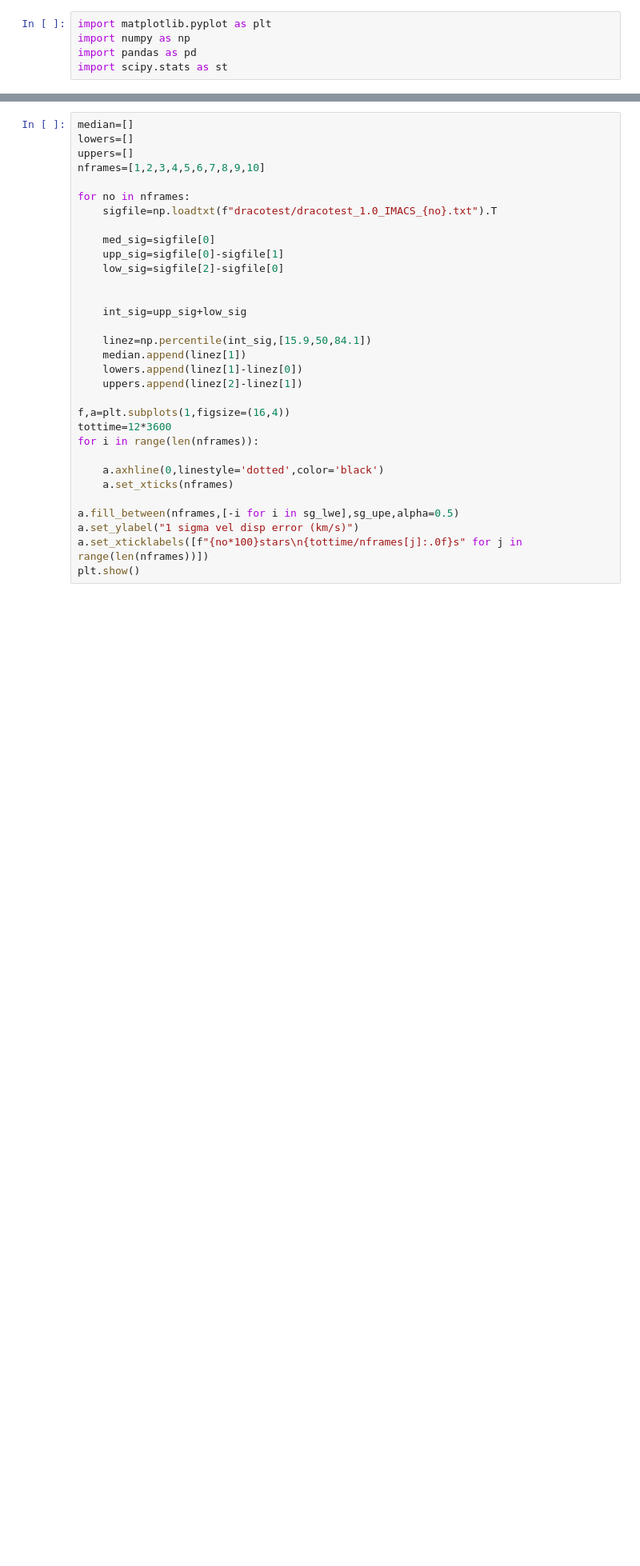
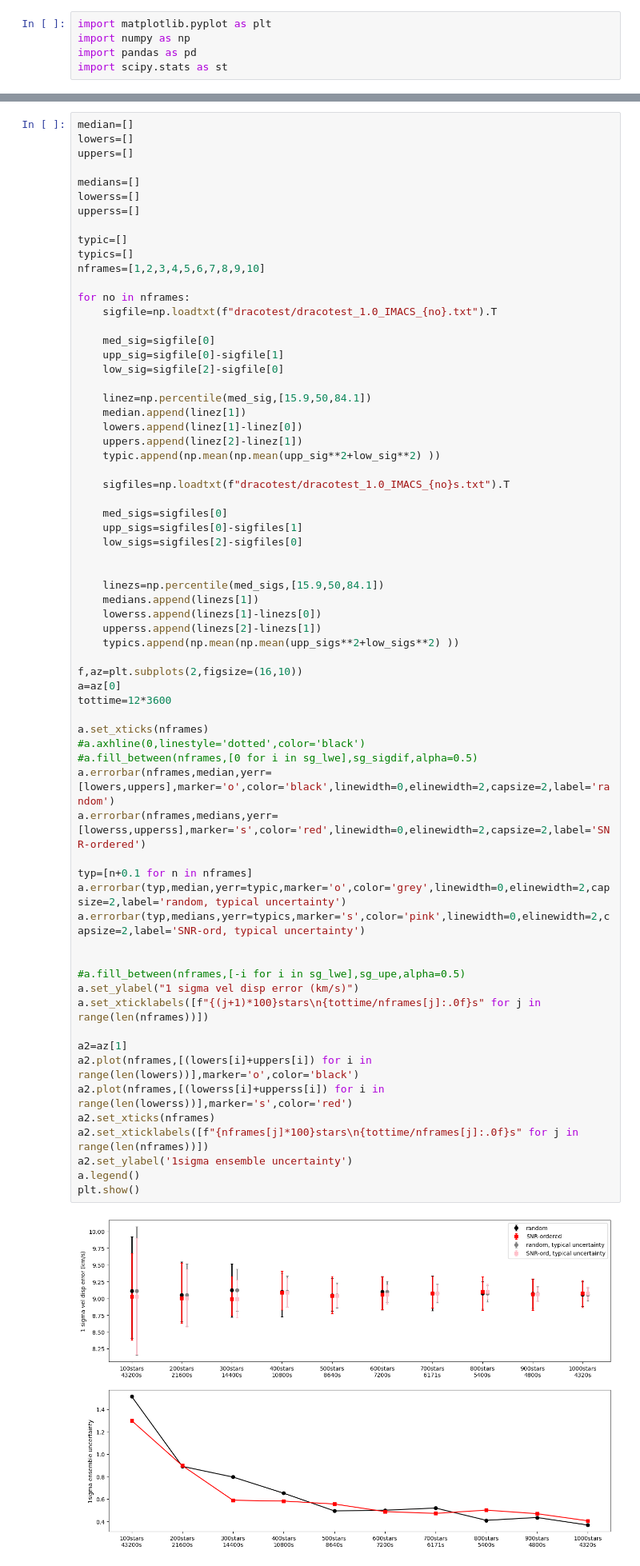
Before and after one commit to pierrethx/astr34000_stats, a Jupyter notebook: Fitting_(More)_with_Draco.ipynb, the cells around one changed output, grey strips where cells are left out. Shown at 80% size. Drawn from its saved outputs; the diff is of its cells as text; blank space fills up the shorter version.

```diff
--- a/Fitting_(More)_with_Draco.ipynb
+++ b/Fitting_(More)_with_Draco.ipynb
@@ -54,32 +75,68 @@ So for this ensemble where we used 300 stars observed each for 4 hours, we have
 # %%
 median=[]
 lowers=[]
 uppers=[]
+
+medians=[]
+lowerss=[]
+upperss=[]
+
+typic=[]
+typics=[]
 nframes=[1,2,3,4,5,6,7,8,9,10]
 
 for no in nframes:
     sigfile=np.loadtxt(f"dracotest/dracotest_1.0_IMACS_{no}.txt").T
 
     med_sig=sigfile[0]
     upp_sig=sigfile[0]-sigfile[1]
     low_sig=sigfile[2]-sigfile[0]
 
-
-    int_sig=upp_sig+low_sig
-
-    linez=np.percentile(int_sig,[15.9,50,84.1])
+    linez=np.percentile(med_sig,[15.9,50,84.1])
     median.append(linez[1])
     lowers.append(linez[1]-linez[0])
     uppers.append(linez[2]-linez[1])
+    typic.append(np.mean(np.mean(upp_sig**2+low_sig**2) ))
 
-f,a=plt.subplots(1,figsize=(16,4))
+    sigfiles=np.loadtxt(f"dracotest/dracotest_1.0_IMACS_{no}s.txt").T
+
+    med_sigs=sigfiles[0]
+    upp_sigs=sigfiles[0]-sigfiles[1]
+    low_sigs=sigfiles[2]-sigfiles[0]
+
+
+    linezs=np.percentile(med_sigs,[15.9,50,84.1])
+    medians.append(linezs[1])
+    lowerss.append(linezs[1]-linezs[0])
+    upperss.append(linezs[2]-linezs[1])
+    typics.append(np.mean(np.mean(upp_sigs**2+low_sigs**2) ))
+
+f,az=plt.subplots(2,figsize=(16,10))
+a=az[0]
 tottime=12*3600
-for i in range(len(nframes)):
 
-    a.axhline(0,linestyle='dotted',color='black')
-    a.set_xticks(nframes)
+a.set_xticks(nframes)
+#a.axhline(0,linestyle='dotted',color='black')
+#a.fill_between(nframes,[0 for i in sg_lwe],sg_sigdif,alpha=0.5)
+a.errorbar(nframes,median,yerr=[lowers,uppers],marker='o',color='black',linewidth=0,elinewidth=2,capsize=2,label='random')
+a.errorbar(nframes,medians,yerr=[lowerss,upperss],marker='s',color='red',linewidth=0,elinewidth=2,capsize=2,label='SNR-ordered')
 
-a.fill_between(nframes,[-i for i in sg_lwe],sg_upe,alpha=0.5)
+typ=[n+0.1 for n in nframes]
+a.errorbar(typ,median,yerr=typic,marker='o',color='grey',linewidth=0,elinewidth=2,capsize=2,label='random, typical uncertainty')
+a.errorbar(typ,medians,yerr=typics,marker='s',color='pink',linewidth=0,elinewidth=2,capsize=2,label='SNR-ord, typical uncertainty')
+
+
+#a.fill_between(nframes,[-i for i in sg_lwe],sg_upe,alpha=0.5)
 a.set_ylabel("1 sigma vel disp error (km/s)")
-a.set_xticklabels([f"{no*100}stars\n{tottime/nframes[j]:.0f}s" for j in range(len(nframes))])
+a.set_xticklabels([f"{(j+1)*100}stars\n{tottime/nframes[j]:.0f}s" for j in range(len(nframes))])
+
+a2=az[1]
+a2.plot(nframes,[(lowers[i]+uppers[i]) for i in range(len(lowers))],marker='o',color='black')
+a2.plot(nframes,[(lowerss[i]+upperss[i]) for i in range(len(lowerss))],marker='s',color='red')
+a2.set_xticks(nframes)
+a2.set_xticklabels([f"{nframes[j]*100}stars\n{tottime/nframes[j]:.0f}s" for j in range(len(nframes))])
+a2.set_ylabel('1sigma ensemble uncertainty')
+a.legend()
 plt.show()
+# %% [output]
+[figure, added]
```
Also changed, not shown: parts of 16 cells of this notebook, 2 other files.
